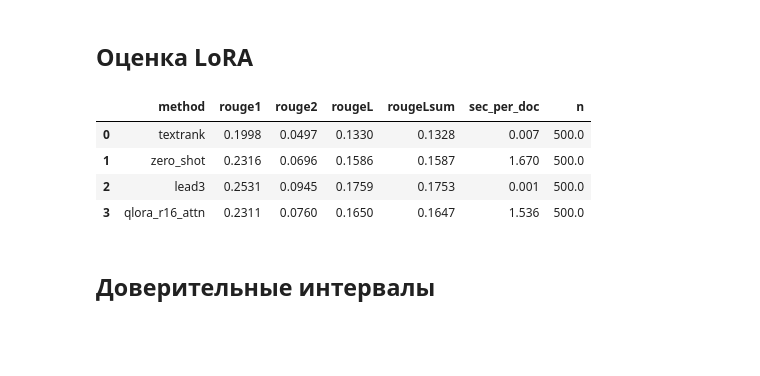
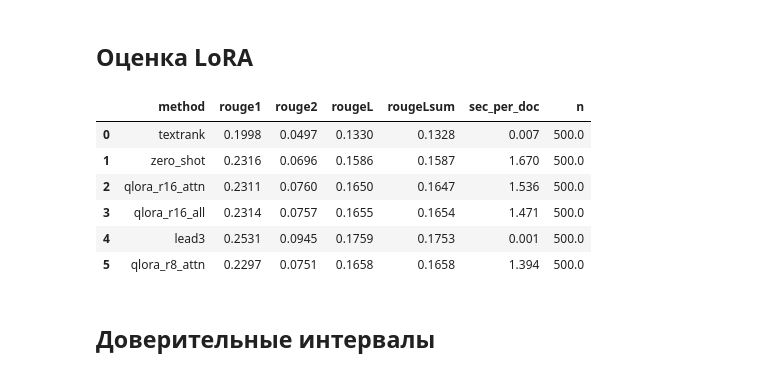
Before and after one commit to Polon-Lubvi/ICTIS, a Jupyter notebook: 01_pipeline.ipynb, the cells around one changed output. Drawn from its saved outputs; the diff is of its cells as text; code cells hidden in the pictures; blank space fills up the shorter version.

```diff
--- a/01_pipeline.ipynb
+++ b/01_pipeline.ipynb
@@ -233,7 +235,7 @@ from transformers import AutoTokenizer, AutoModelForCausalLM
 
 MODEL = "Qwen/Qwen2.5-1.5B-Instruct"
 tok = AutoTokenizer.from_pretrained(MODEL, padding_side="left")
-model = AutoModelForCausalLM.from_pretrained(MODEL, dtype=torch.float16, device_map="cuda")
+#model = AutoModelForCausalLM.from_pretrained(MODEL, dtype=torch.float16, device_map="cuda")
 PROMPT = "Кратко перескажи новость в 1–3 предложениях.\n\n{text}"
 
 def build(text):
@@ -249,9 +251,9 @@ def generate(texts, bs=8, max_new=160):
         out += tok.batch_decode(gen[:, enc.input_ids.shape[1]:], skip_special_tokens=True)
     return [o.strip() for o in out]
 
-t0 = time.time()
-print(save_result("zero_shot", generate(list(eval_df.text)), time.time() - t0))
-log_step("baseline_zero_shot", t0, rows_in=len(eval_df))
+#t0 = time.time()
+#print(save_result("zero_shot", generate(list(eval_df.text)), time.time() - t0))
+#log_step("baseline_zero_shot", t0, rows_in=len(eval_df))
 # %% [markdown]
 ## Данные для обучения
 # %%
@@ -352,33 +343,33 @@ qlora_r16_all 44.1 мин, пик памяти GPU 2.2 ГБ
 # %%
 from peft import PeftModel
 
 def eval_lora(name):
     global model
     mlflow.end_run()
     base = AutoModelForCausalLM.from_pretrained(MODEL, dtype=torch.float16, device_map="cuda")
     model = PeftModel.from_pretrained(base, f"{ROOT}/checkpoints/{name}/final").merge_and_unload().eval()
     t0 = time.time()
     m = save_result(name, generate(list(eval_df.text)), time.time() - t0)
     row = m[m.method == name].iloc[0]
     run = mlflow.search_runs(experiment_names=["gazeta_lora"],
                              filter_string=f"attributes.run_name = '{name}'",
                              order_by=["start_time DESC"]).iloc[0]
     with mlflow.start_run(run_id=run.run_id):
         mlflow.log_metrics({f"eval_{k}": float(row[k]) for k in ["rouge1", "rouge2", "rougeL", "sec_per_doc"]})
     shutil.copy(MLFLOW_DB, f"{ROOT}/mlruns/mlflow.db")
     log_step(f"eval_{name}", t0, rows_in=len(eval_df))
     del model, base; torch.cuda.empty_cache()
     return m
 
-eval_lora("qlora_r16_attn")
-train("qlora_r16_all")
-eval_lora("qlora_r16_all")
+eval_lora("qlora_r8_attn")
 # %% [output]
 |  | method | rouge1 | rouge2 | rougeL | rougeLsum | sec_per_doc | n |
 | 0 | textrank | 0.1998 | 0.0497 | 0.1330 | 0.1328 | 0.007 | 500.0 |
 | 1 | zero_shot | 0.2316 | 0.0696 | 0.1586 | 0.1587 | 1.670 | 500.0 |
-| 2 | lead3 | 0.2531 | 0.0945 | 0.1759 | 0.1753 | 0.001 | 500.0 |
-| 3 | qlora_r16_attn | 0.2311 | 0.0760 | 0.1650 | 0.1647 | 1.536 | 500.0 |
+| 2 | qlora_r16_attn | 0.2311 | 0.0760 | 0.1650 | 0.1647 | 1.536 | 500.0 |
+| 3 | qlora_r16_all | 0.2314 | 0.0757 | 0.1655 | 0.1654 | 1.471 | 500.0 |
+| 4 | lead3 | 0.2531 | 0.0945 | 0.1759 | 0.1753 | 0.001 | 500.0 |
+| 5 | qlora_r8_attn | 0.2297 | 0.0751 | 0.1658 | 0.1658 | 1.394 | 500.0 |
 # %% [markdown]
 ## Доверительные интервалы
 # %%
```
Also changed, not shown: parts of 4 cells of this notebook.
